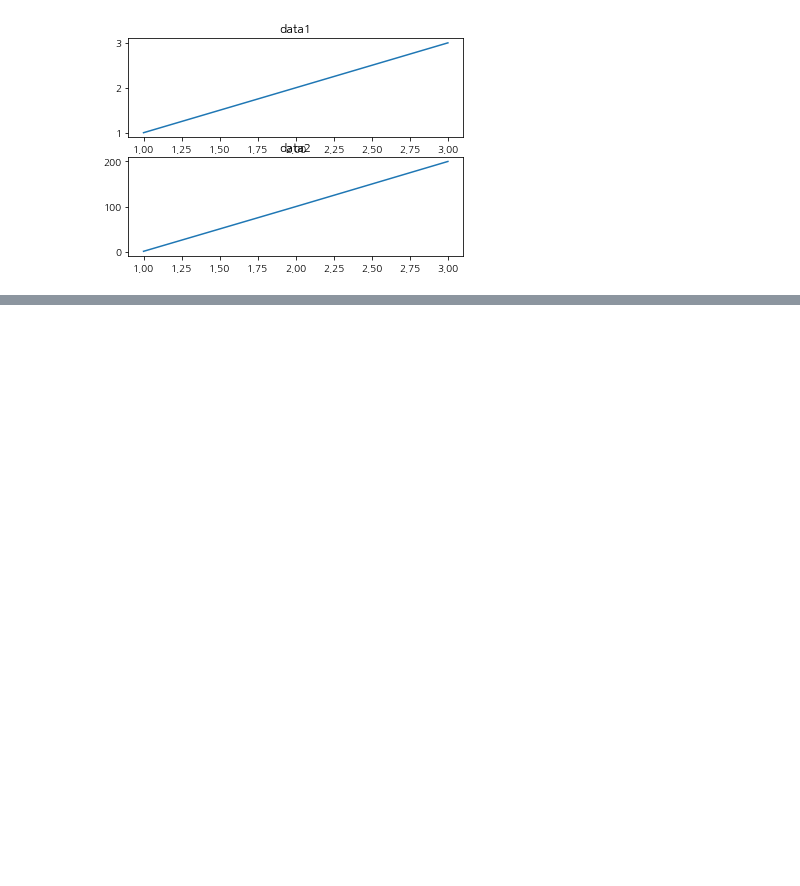
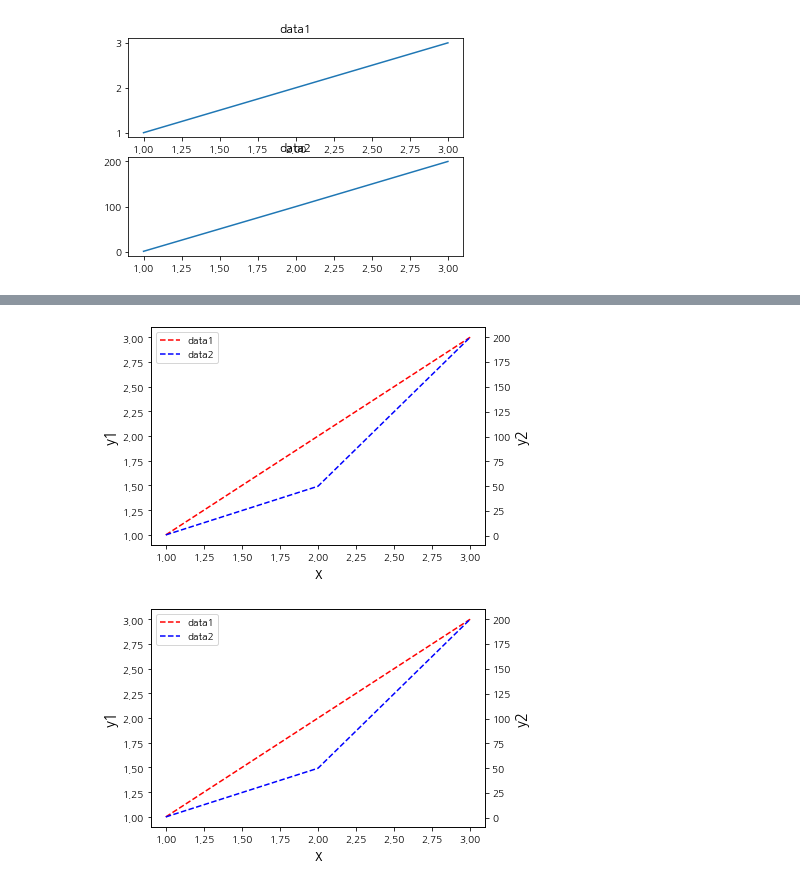
Before and after one commit to hitzza/git-practice-python, a Jupyter notebook: ex/fastcamp/plt.ipynb, the cells around one changed output, grey strips where cells are left out. Saved outputs shown, nothing was run; the diff lists cells and outputs as text; code cells hidden in the pictures; blank space fills up the shorter version.

```diff
--- a/ex/fastcamp/plt.ipynb
+++ b/ex/fastcamp/plt.ipynb
@@ -143,0 +173,33 @@ Text(0.5, 1.0, 'data2')
+# %%
+#문제 data1(x:1,2,3,y:1,2,3)과 data2(x:1,2,3,y:1,50,200)을 그래프로 출력하시오
+x1=[1,2,3]
+y1=[1,2,3]
+x2=[1,2,3]
+y2=[1,50,200]
+
+fig, axe1=plt.subplots()
+
+axe2= axe1.twinx()#x축을 공유하고 y축을 따로사용
+'''
+axe1.plot(x1,y1,color='red',label='data1')
+axe2.plot(x2,y2,color='blue',label = 'data2')
+
+axe1.set_xlabel('x', fontsize=15)
+axe1.set_ylabel('y1', fontsize=15)
+axe2.set_ylabel('y2', fontsize=15)
+fig
+'''
+#2가지 범례 추가하기
+chart1 = axe1.plot(x1,y1,color='red',label='data1', linestyle='--')
+chart2 = axe2.plot(x2,y2,color='blue',label = 'data2',linestyle ='--')
+
+axe1.set_xlabel('x', fontsize=15)
+axe1.set_ylabel('y1', fontsize=15)
+axe2.set_ylabel('y2', fontsize=15)
+
+chart = chart1+chart2
+axe1.legend(chart, ['data1', 'data2'])
+fig
+# %% [output]
+[figure, added]
+[figure, added]
```
Also changed, not shown: parts of 9 cells of this notebook, 4 other files.
